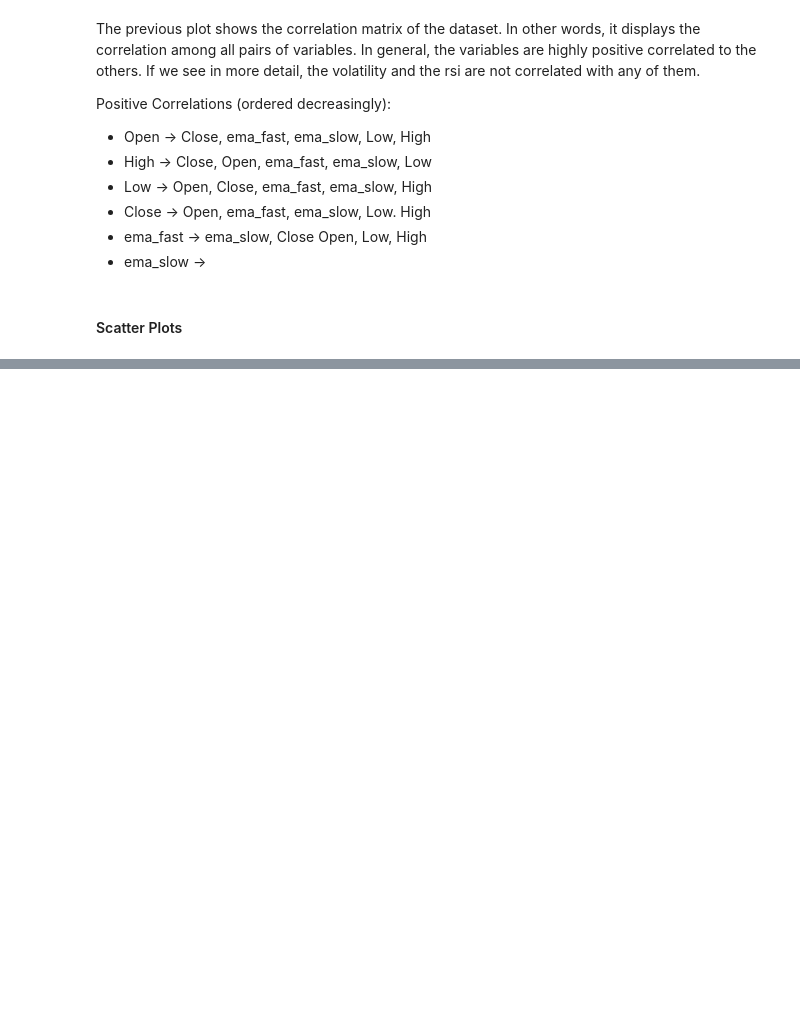
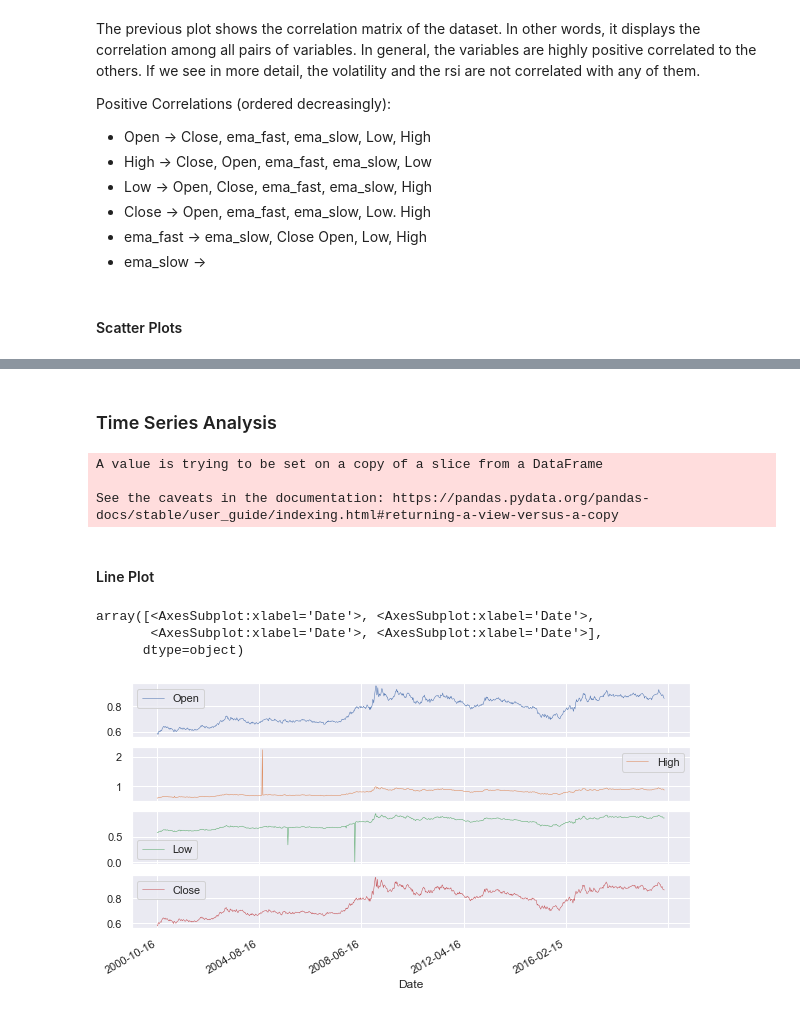
Before and after one commit to ClaraRovira/FemHack, a Jupyter notebook: notebooks/data_visualization.ipynb, the cells around one changed output, grey strips where cells are left out. Cells and saved outputs as stored; diff of their text form; code cells hidden in the pictures; blank space fills up the shorter version.

```diff
--- a/notebooks/data_visualization.ipynb
+++ b/notebooks/data_visualization.ipynb
@@ -163,0 +181,17 @@ for i in range(4):
+# %% [markdown]
+### Time Series Analysis
+# %%
+# Dataset group weekly
+df_w = df.set_index('Date')
+# %%
+# To analyse data I will group data by year instead of week
+df_h = df
+for i in range(0, len(df_h)):
+    year = pd.to_datetime(df_h.Date.iloc[i]).year
+    #month = pd.to_datetime(df.Date.iloc[i]).month
+    #date = str(year)+'-'+str(month)
+    df_h.Date.iloc[i] = str(year)
+# %% [output]
+A value is trying to be set on a copy of a slice from a DataFrame
+
+See the caveats in the documentation: https://pandas.pydata.org/pandas-docs/stable/user_guide/indexing.html#returning-a-view-versus-a-copy
@@ -163,0 +209,11 @@ for i in range(4):
+# %% [markdown]
+#### Line Plot
+# %%
+sns.set(rc={'figure.figsize':(10, 5)})
+# Line graphic
+df_w[df_w.columns[0:4]].plot(linewidth=0.5, subplots=True)
+# %% [output]
+array([<AxesSubplot:xlabel='Date'>, <AxesSubplot:xlabel='Date'>,
+       <AxesSubplot:xlabel='Date'>, <AxesSubplot:xlabel='Date'>],
+      dtype=object)
+[figure, added]
```
Also changed, not shown: parts of 16 cells of this notebook.
